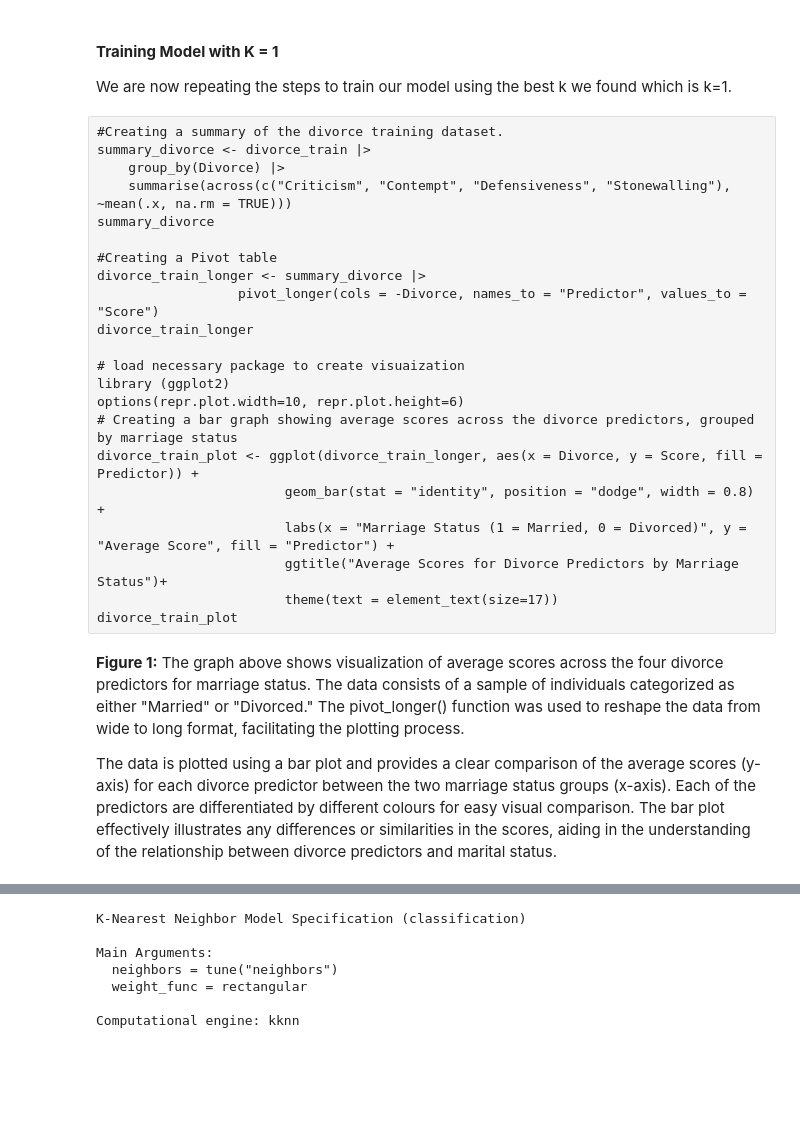
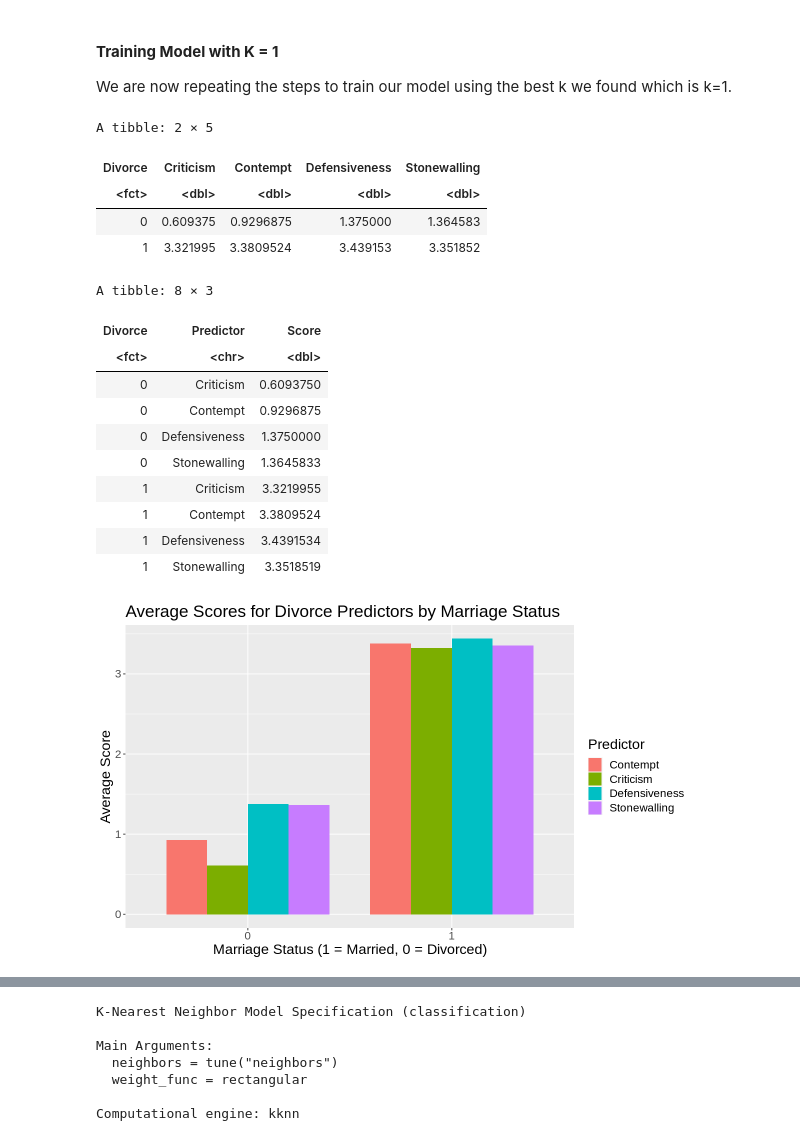
Before and after one commit to apurva-b/dsci100-project-58, a Jupyter notebook: Final Project with Editing.ipynb, the cells around one changed output, grey strips where cells are left out. Saved outputs shown, nothing was run; the diff lists cells and outputs as text; code cells hidden in the pictures; blank space fills up the shorter version.

Commit message:
summary table, figure descriptions

```diff
--- a/Final Project with Editing.ipynb
+++ b/Final Project with Editing.ipynb
@@ -157,29 +155,43 @@ We also used the training data to create a visualization using a bar graph that
 #### **Training Model with K = 1**
 
 We are now repeating the steps to train our model using the best k we found which is k=1.
-# %% [raw]
-#Creating a summary of the divorce training dataset.
-summary_divorce <- divorce_train |>
-    group_by(Divorce) |>
-    summarise(across(c("Criticism", "Contempt", "Defensiveness", "Stonewalling"), ~mean(.x, na.rm = TRUE)))
-summary_divorce
-
-#Creating a Pivot table
-divorce_train_longer <- summary_divorce |>
-                  pivot_longer(cols = -Divorce, names_to = "Predictor", values_to = "Score")
-divorce_train_longer
-
-# load necessary package to create visuaization
-library (ggplot2)
-options(repr.plot.width=10, repr.plot.height=6)
-# Creating a bar graph showing average scores across the divorce predictors, grouped by marriage status
-divorce_train_plot <- ggplot(divorce_train_longer, aes(x = Divorce, y = Score, fill = Predictor)) +
-                        geom_bar(stat = "identity", position = "dodge", width = 0.8) +
-                        labs(x = "Marriage Status (1 = Married, 0 = Divorced)", y = "Average Score", fill = "Predictor") +
-                        ggtitle("Average Scores for Divorce Predictors by Marriage Status")+
-                        theme(text = element_text(size=17))
-divorce_train_plot
-# %% [markdown]
-**Figure 1:** The graph above shows visualization of average scores across the four divorce predictors for marriage status. The data consists of a sample of individuals categorized as either "Married" or "Divorced." The pivot_longer() function was used to reshape the data from wide to long format, facilitating the plotting process.
-
-The data is plotted using a bar plot and provides a clear comparison of the average scores (y-axis) for each divorce predictor between the two marriage status groups (x-axis). Each of the predictors are differentiated by different colours for easy visual comparison. The bar plot effectively illustrates any differences or similarities in the scores, aiding in the understanding of the relationship between divorce predictors and marital status.
+# %%
+#Creating a summary of the divorce training dataset.
+summary_divorce <- divorce_train |>
+    group_by(Divorce) |>
+    summarise(across(c("Criticism", "Contempt", "Defensiveness", "Stonewalling"), ~mean(.x, na.rm = TRUE)))
+summary_divorce
+
+#Creating a Pivot table
+divorce_train_longer <- summary_divorce |>
+                  pivot_longer(cols = -Divorce, names_to = "Predictor", values_to = "Score")
+divorce_train_longer
+
+# load necessary package to create visuaization
+library (ggplot2)
+options(repr.plot.width=10, repr.plot.height=6)
+# Creating a bar graph showing average scores across the divorce predictors, grouped by marriage status
+divorce_train_plot <- ggplot(divorce_train_longer, aes(x = Divorce, y = Score, fill = Predictor)) +
+                        geom_bar(stat = "identity", position = "dodge", width = 0.8) +
+                        labs(x = "Marriage Status (1 = Married, 0 = Divorced)", y = "Average Score", fill = "Predictor") +
+                        ggtitle("Average Scores for Divorce Predictors by Marriage Status")+
+                        theme(text = element_text(size=17))
+divorce_train_plot
+# %% [output]
+A tibble: 2 × 5
+| Divorce | Criticism | Contempt | Defensiveness | Stonewalling |
+| <fct> | <dbl> | <dbl> | <dbl> | <dbl> |
+| 0 | 0.609375 | 0.9296875 | 1.375000 | 1.364583 |
+| 1 | 3.321995 | 3.3809524 | 3.439153 | 3.351852 |
+A tibble: 8 × 3
+| Divorce | Predictor | Score |
+| <fct> | <chr> | <dbl> |
+| 0 | Criticism | 0.6093750 |
+| 0 | Contempt | 0.9296875 |
+| 0 | Defensiveness | 1.3750000 |
+| 0 | Stonewalling | 1.3645833 |
+| 1 | Criticism | 3.3219955 |
+| 1 | Contempt | 3.3809524 |
+| 1 | Defensiveness | 3.4391534 |
+| 1 | Stonewalling | 3.3518519 |
+[figure, added]
```
Also changed, not shown: parts of 6 cells of this notebook.
